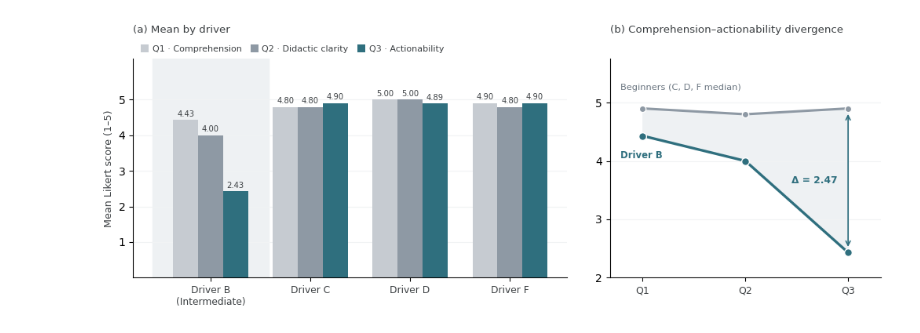
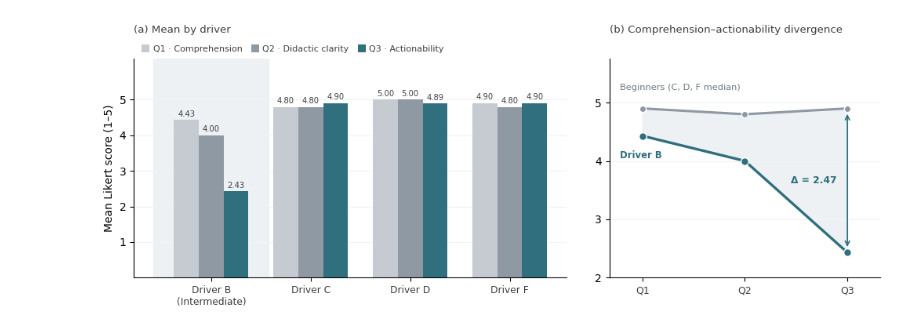
Before and after one commit to conect2ai/Racing4all, a Jupyter notebook: Iracing/Notebooks/Questionario_pilotos.ipynb, the cells around one changed output. Drawn from its saved outputs; the diff is of its cells as text; code cells hidden in the pictures.

Commit message:
figure corrections for minor changes in MDPI

```diff
--- a/Iracing/Notebooks/Questionario_pilotos.ipynb
+++ b/Iracing/Notebooks/Questionario_pilotos.ipynb
@@ -49,7 +49,8 @@ ax1.set_xticks(x)
 ax1.set_xticklabels(drivers, fontsize=8.8, color=TXT)
 ax1.set_ylim(0, 6.15)
 ax1.set_yticks([1, 2, 3, 4, 5])
-ax1.set_ylabel('Mean Likert score (1–5)', fontsize=9.2, color=TXT)
+ax1.set_ylabel("Mean Likert score (1\u20135)")   # antes: "(1-5)"
+#ax1.set_ylabel('Mean Likert score (1–5)', fontsize=9.2, color=TXT)
 ax1.yaxis.grid(True, color='#F1F3F4', lw=0.8)
 ax1.set_axisbelow(True)
 
@@ -67,31 +68,31 @@ beg = [np.median([CG[1], CG[2], CG[3]]),
        np.median([AC[1], AC[2], AC[3]])]
 B = [CG[0], DI[0], AC[0]]
 delta = beg[2] - B[2]
 
 ax2.fill_between(xs, B, beg, color=BAND, zorder=0)
 ax2.plot(xs, beg, '-o', color=C2, lw=2.2, ms=6, zorder=2, mec='white', mew=1)
 ax2.plot(xs, B,   '-o', color=C3, lw=2.4, ms=7, zorder=3, mec='white', mew=1)
 
 ax2.annotate('', xy=(2, beg[2] - 0.06), xytext=(2, B[2] + 0.06),
              arrowprops=dict(arrowstyle='<->', color=C3, lw=1.2))
 ax2.text(1.9, (beg[2] + B[2]) / 2, f'Δ = {delta:.2f}',
          ha='right', va='center', fontsize=8.8, color=C3, fontweight='bold')
 ax2.text(-0.22, 5.22, 'Beginners (C, D, F median)',
          fontsize=8.2, color=MUT)
 ax2.text(-0.22, 4.05, 'Driver B', fontsize=8.4, color=C3, fontweight='bold')
 
 ax2.set_xticks(xs)
 ax2.set_xticklabels(['Q1', 'Q2', 'Q3'], fontsize=9, color=TXT)
 ax2.set_xlim(-0.32, 2.32)
 ax2.set_ylim(2, 5.75)
 ax2.set_yticks([2, 3, 4, 5])
 ax2.yaxis.grid(True, color='#F1F3F4', lw=0.8)
 ax2.set_axisbelow(True)
 ax2.set_title('(b) Comprehension–actionability divergence',
               fontsize=9.6, loc='left', pad=24, color=TXT)
 
 plt.tight_layout(w_pad=2.6)
 plt.savefig('fig_questionnaire_driverB.pdf', bbox_inches='tight')
 plt.show()
 # %% [output]
-[figure, old version]
+[figure, new version]
```
Also changed, not shown: 2 other files.
